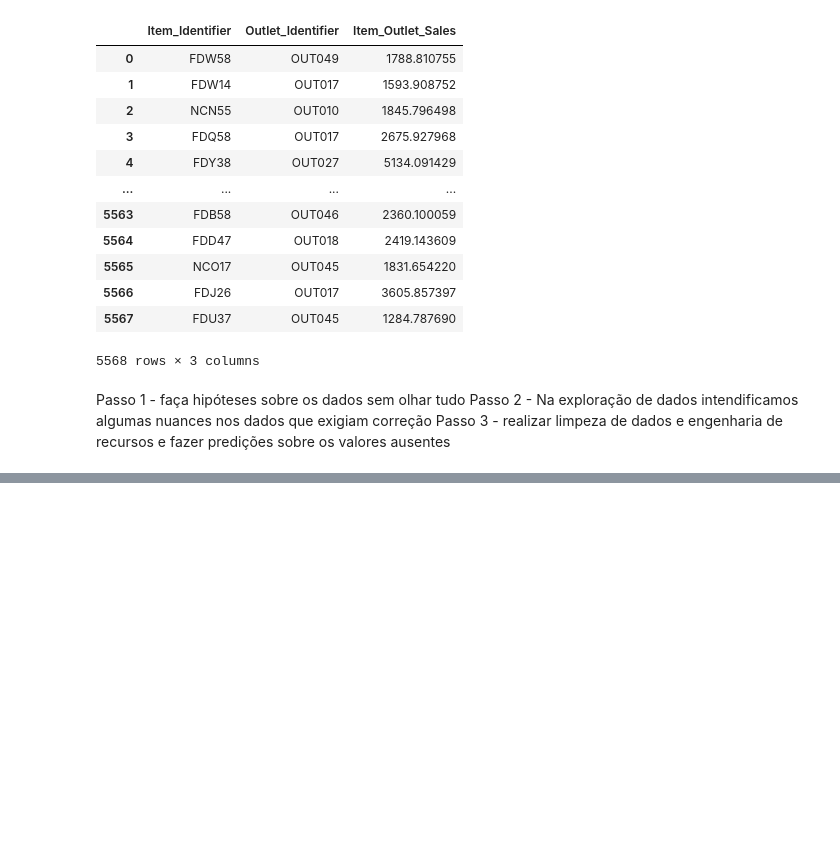
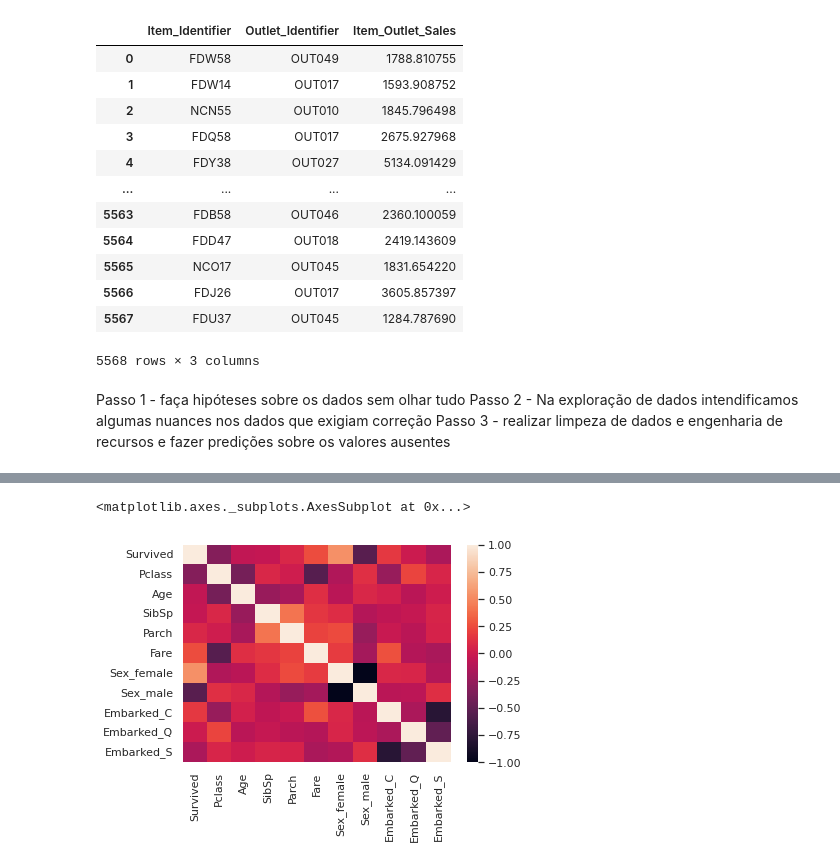
Before and after one commit to ramonfv/Machine-Learning, a Jupyter notebook: Machine_Learning_cap3.ipynb, the cells around one changed output, grey strips where cells are left out. Cells and saved outputs as stored; diff of their text form; code cells hidden in the pictures; blank space fills up the shorter version.

```diff
--- a/Machine_Learning_cap3.ipynb
+++ b/Machine_Learning_cap3.ipynb
@@ -891,0 +1042,2 @@ Passo 3 - realizar limpeza de dados e engenharia de recursos e fazer predições
+# %%
+dfTrain['Age'] = dfTrain[['Age',  'Pclass']].apply(ageAproxx, axis = 1)
@@ -891,0 +1056,4 @@ Passo 3 - realizar limpeza de dados e engenharia de recursos e fazer predições
+# %%
+# tratamendo dos valores que ainda não são elegíveis para o modelo
+dfTrain.dropna(inplace = True)
+dfTrain.isnull().sum()
@@ -891,0 +1082,7 @@ Passo 3 - realizar limpeza de dados e engenharia de recursos e fazer predições
+# %%
+# a coluna sexo é determinante para o funcionamento do modelo, no entanto,
+# é uma variável categprica que necessita ser transformada
+dfTrainDummied = pd.get_dummies(dfTrain, columns = ['Sex'])
+# %%
+dfTrainDummied = pd.get_dummies(dfTrainDummied, columns = ['Embarked'])
+dfTrainDummied.head()
@@ -891,0 +1096,8 @@ Passo 3 - realizar limpeza de dados e engenharia de recursos e fazer predições
+# %%
+# ainda precisamos encontrar a correlação entre as variáveis relevantes, podemos
+# utilizar o heat map para fazer isso
+plt.figure(figsize = (6,4))
+sns.heatmap(dfTrainDummied.corr())
+# %% [output]
+<matplotlib.axes._subplots.AxesSubplot at 0x...>
+[figure, added]
```
Also changed, not shown: parts of 34 cells of this notebook.
